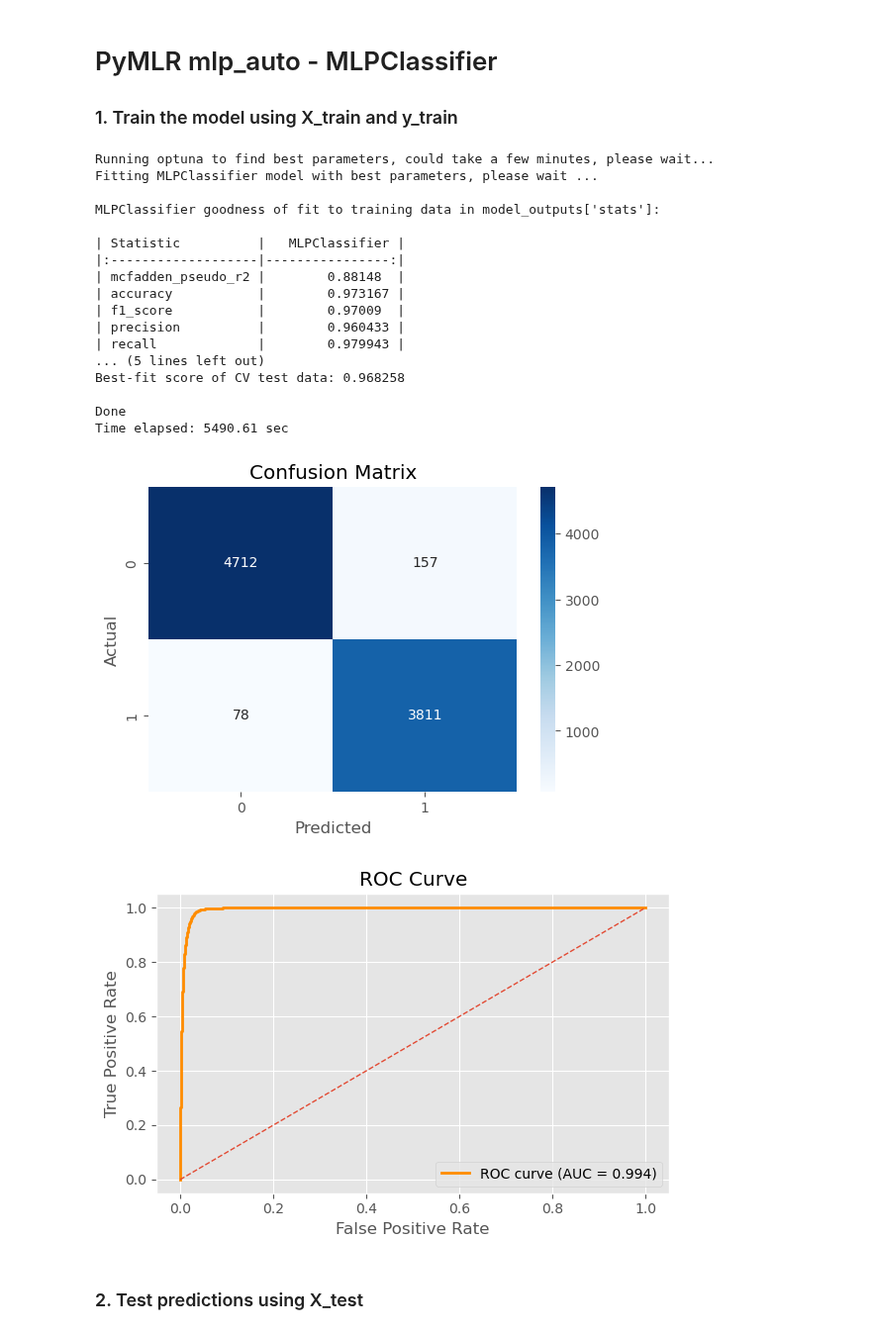
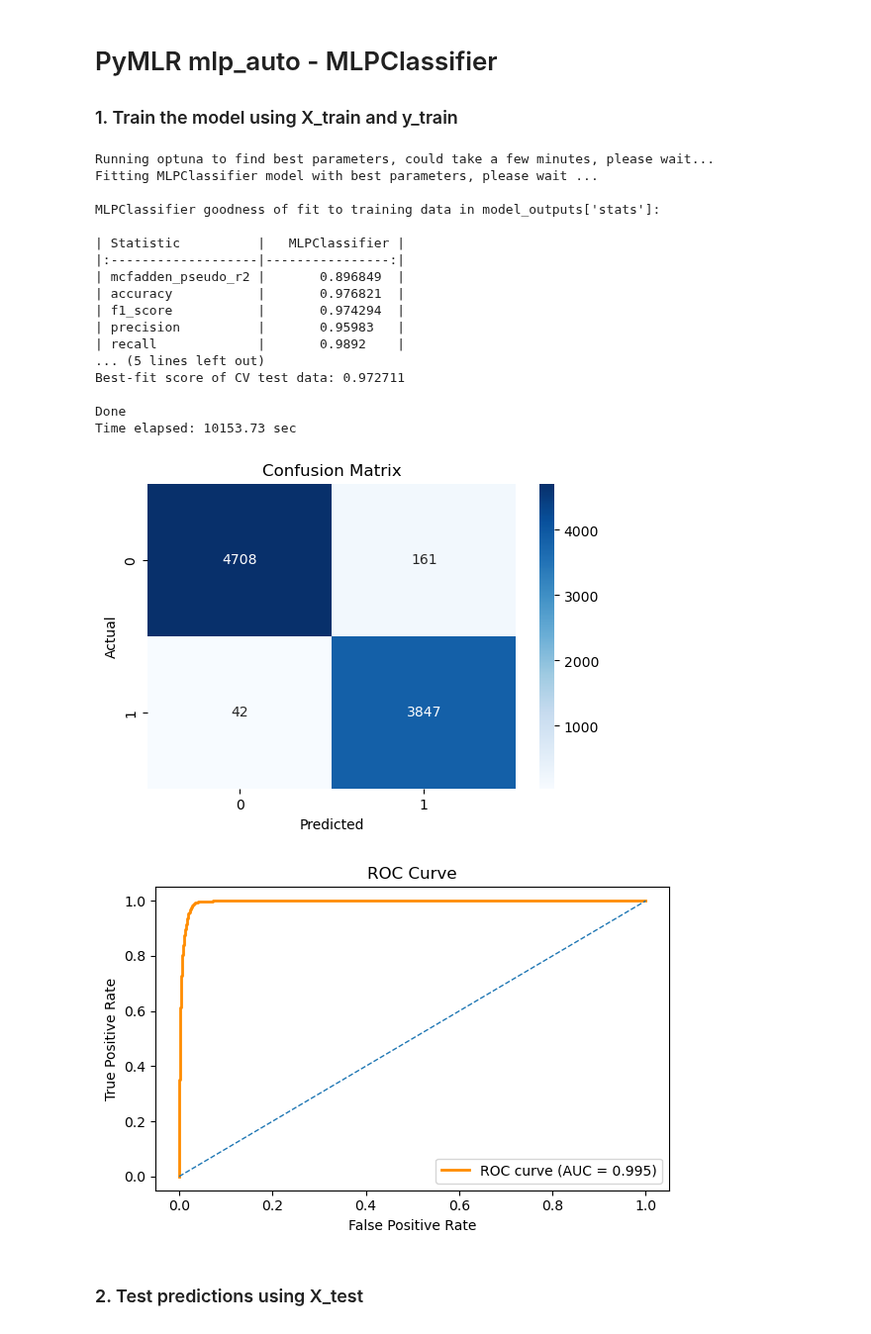
Before and after one commit to gjpelletier/PyMLR, a Jupyter notebook: Examples/CSE_416_HW5_Kaggle.ipynb, the cells around one changed output. Shown at 99% size. Saved outputs shown, nothing was run; the diff lists cells and outputs as text; code cells hidden in the pictures.

```diff
--- a/Examples/CSE_416_HW5_Kaggle.ipynb
+++ b/Examples/CSE_416_HW5_Kaggle.ipynb
@@ -663,7 +663,7 @@ Time elapsed: 71.52 sec
 kwargs = {
     'classify': True,                    # True to use RandomForestClassifier
     'random_state': 42,                  # random seed for reproducibility
-    'n_trials': 10,                       # number of optuna trials
+    'n_trials': 50,                       # number of optuna trials
 
     # numerical core hyperparameters optimized by optuna
     'n_layers': [1, 5],                  # used to determine hiden_layer_sizes depth
@@ -674,42 +674,42 @@ kwargs = {
     # numerical solver-specific hyperparameters optimized by optuna
     'batch_size': [32, 1024],            # batch size for stochastic optimizers
     'momentum': [0.5, 0.99],             # for gradient descent update
     'power_t': [0.1, 0.9],               # L2 regularization term
     'beta_1': [0.8, 0.99],               # decay for first moment adam
     'beta_2': [0.9, 0.9999],             # decay rate for second moment adam
     'epsilon': [1e-8, 1e-4],             # numerical stability in adam
     'max_fun': [15000, 50000],           # used for solver lbfgs max number function calls
 
     # categorical hyperparameters optimized by optuna
     'activation': ["relu", "tanh", "logistic"],  # hidden layer activation method
     'solver': ["adam", "sgd", "lbfgs"],          # for weight optimization
     'learning_rate': ["constant", "invscaling", "adaptive"],  # for weight updates
     'early_stopping': [True, False],     # terminate when score not improving
     'nesterov': [True, False],           # used for nesterovs_momentum if solver is sgd
     }
 
 from PyMLR import mlp_auto
 train_model_mlp, train_output_mlp = mlp_auto(X_train, y_train, **kwargs)
 # %% [output]
 Running optuna to find best parameters, could take a few minutes, please wait...
 Fitting MLPClassifier model with best parameters, please wait ...
 
 MLPClassifier goodness of fit to training data in model_outputs['stats']:
 
 | Statistic          |   MLPClassifier |
 |:-------------------|----------------:|
-| mcfadden_pseudo_r2 |        0.88148  |
-| accuracy           |        0.973167 |
-| f1_score           |        0.97009  |
-| precision          |        0.960433 |
-| recall             |        0.979943 |
+| mcfadden_pseudo_r2 |       0.896849  |
+| accuracy           |       0.976821  |
+| f1_score           |       0.974294  |
+| precision          |       0.95983   |
+| recall             |       0.9892    |
 ... (5 lines left out)
-Best-fit score of CV test data: 0.968258
+Best-fit score of CV test data: 0.972711
 
 Done
-Time elapsed: 5490.61 sec
+Time elapsed: 10153.73 sec
-[figure, old version]
+[figure, new version]
-[figure, old version]
+[figure, new version]
 # %% [markdown]
 ### 2. Test predictions using X_test
 # %%
```
Also changed, not shown: parts of 3 cells of this notebook.
